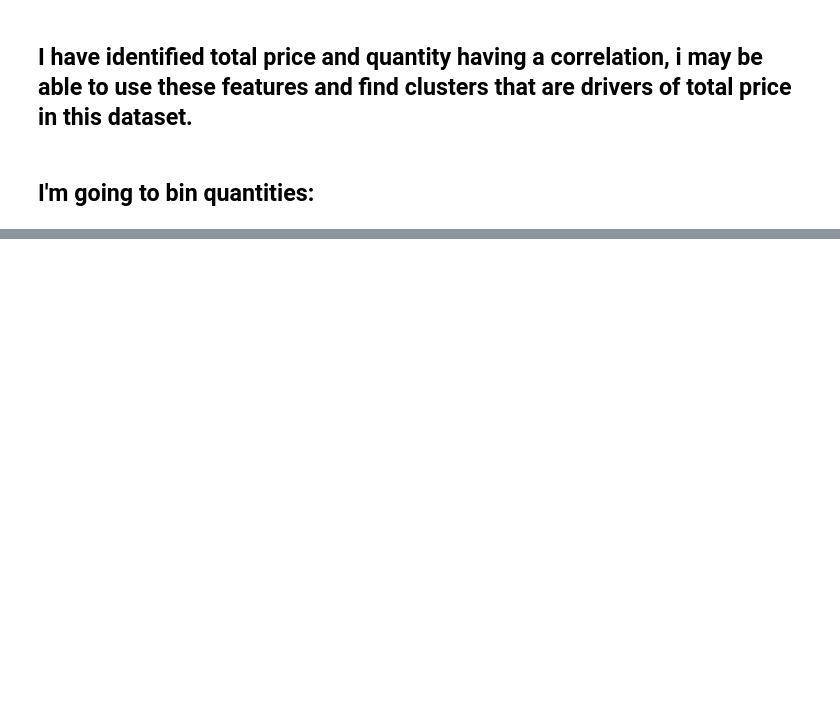
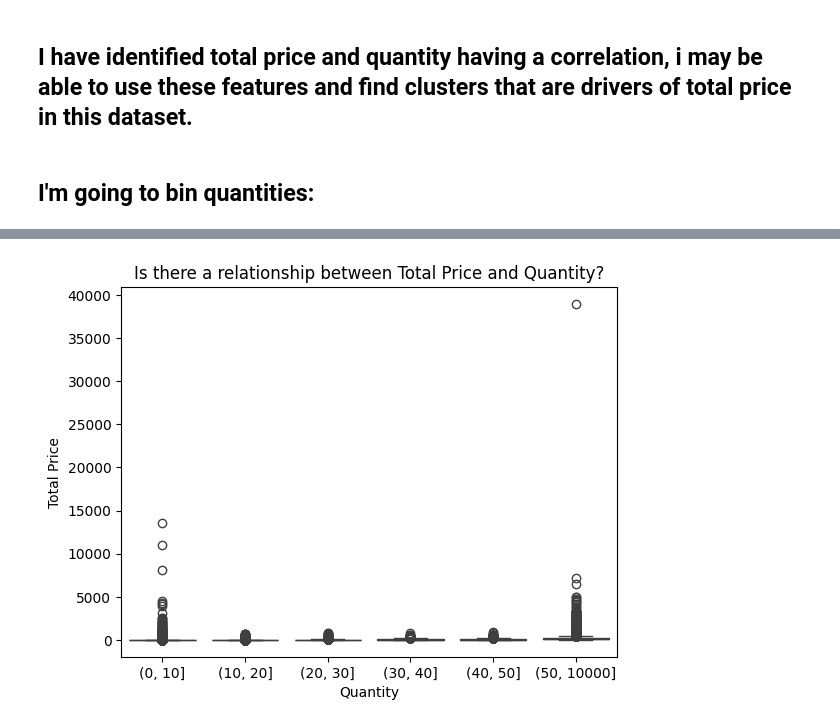
Before and after one commit to Marc-Aradillas/customer-segmentation-project, a Jupyter notebook: exp_working_nb.ipynb, the cells around one changed output, grey strips where cells are left out. Saved outputs shown, nothing was run; the diff lists cells and outputs as text; code cells hidden in the pictures; blank space fills up the shorter version.

```diff
--- a/exp_working_nb.ipynb
+++ b/exp_working_nb.ipynb
@@ -342,0 +342,8 @@ plt.show()
+# %%
+sns.boxplot(x='quantity_bin', y='total_price', data=train)
+plt.title('Is there a relationship between Total Price and Quantity?')
+plt.xlabel('Quantity')
+plt.ylabel('Total Price')
+plt.show()
+# %% [output]
+[figure, added]
```
Also changed, not shown: parts of 5 cells of this notebook.
